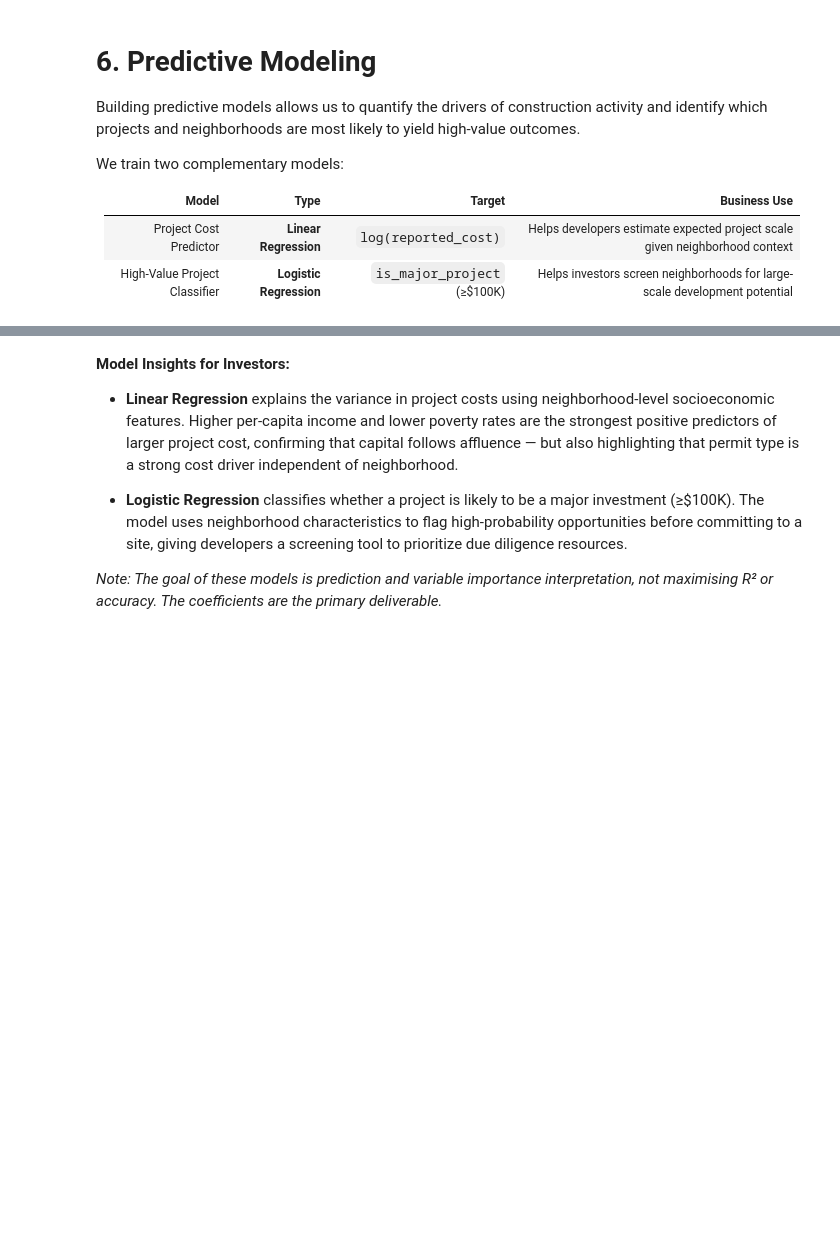
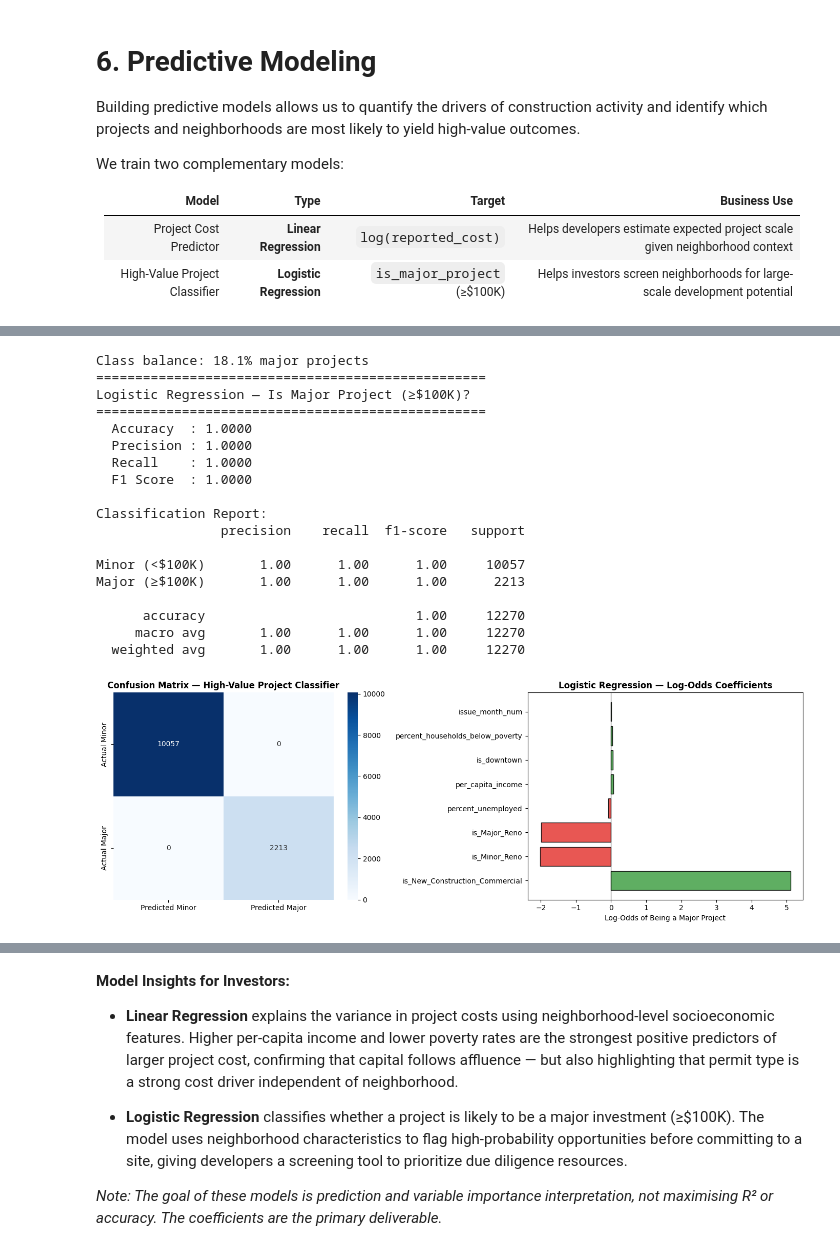
Before and after one commit to jeenaleee/BUSN-32120-Final, a Jupyter notebook: Final_Project.ipynb, the cells around one changed output, grey strips where cells are left out. Cells and saved outputs as stored; diff of their text form; code cells hidden in the pictures; blank space fills up the shorter version.

```diff
--- a/Final_Project.ipynb
+++ b/Final_Project.ipynb
@@ -1184,32 +1209,52 @@ print("Logistic Regression — Is Major Project (≥$100K)?")
 print("=" * 50)
 print(f"  Accuracy  : {acc:.4f}")
 print(f"  Precision : {prec:.4f}")
 print(f"  Recall    : {rec:.4f}")
 print(f"  F1 Score  : {f1:.4f}")
 print()
 print("Classification Report:")
 print(classification_report(y2_test, y2_pred, target_names=['Minor (<$100K)', 'Major (≥$100K)']))
 
 # Confusion matrix
 cm = confusion_matrix(y2_test, y2_pred)
 fig, axes = plt.subplots(1, 2, figsize=(14, 5))
 
 sns.heatmap(cm, annot=True, fmt='d', cmap='Blues',
             xticklabels=['Predicted Minor', 'Predicted Major'],
             yticklabels=['Actual Minor', 'Actual Major'], ax=axes[0])
 axes[0].set_title('Confusion Matrix — High-Value Project Classifier', fontsize=12, fontweight='bold')
 
 # Coefficient chart
 coef_df2 = pd.DataFrame({
-    'Feature': base_features_clean,
-    'Log_Odds': log_reg.coef_[0]
+    'Feature': list(X2.columns),
+    'Log_Odds': log_reg.coef_.flatten()
 }).sort_values('Log_Odds', key=abs, ascending=False)
 
 colors_lo = ['#e53935' if v < 0 else '#43a047' for v in coef_df2['Log_Odds']]
 axes[1].barh(coef_df2['Feature'], coef_df2['Log_Odds'], color=colors_lo, edgecolor='black', alpha=0.85)
 axes[1].axvline(0, color='black', linewidth=0.8)
 axes[1].set_title('Logistic Regression — Log-Odds Coefficients', fontsize=12, fontweight='bold')
 axes[1].set_xlabel('Log-Odds of Being a Major Project', fontsize=10)
 
 plt.tight_layout()
 plt.show()
+# %% [output]
+Class balance: 18.1% major projects
+==================================================
+Logistic Regression — Is Major Project (≥$100K)?
+==================================================
+  Accuracy  : 1.0000
+  Precision : 1.0000
+  Recall    : 1.0000
+  F1 Score  : 1.0000
+
+Classification Report:
+                precision    recall  f1-score   support
+
+Minor (<$100K)       1.00      1.00      1.00     10057
+Major (≥$100K)       1.00      1.00      1.00      2213
+
+      accuracy                           1.00     12270
+     macro avg       1.00      1.00      1.00     12270
+  weighted avg       1.00      1.00      1.00     12270
+[figure, added]
```
Also changed, not shown: parts of 39 cells of this notebook.
